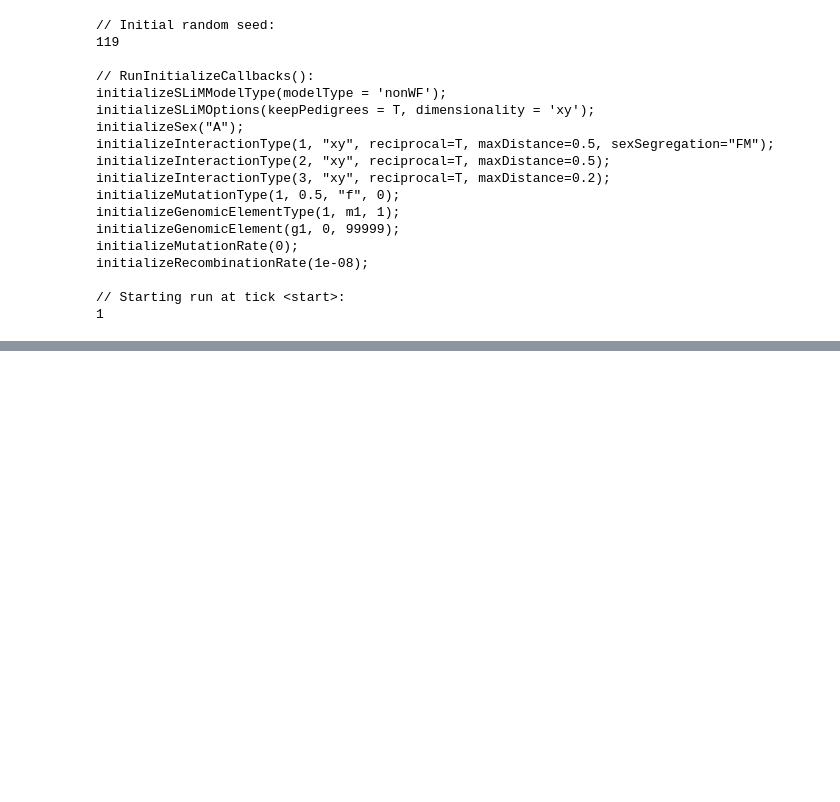
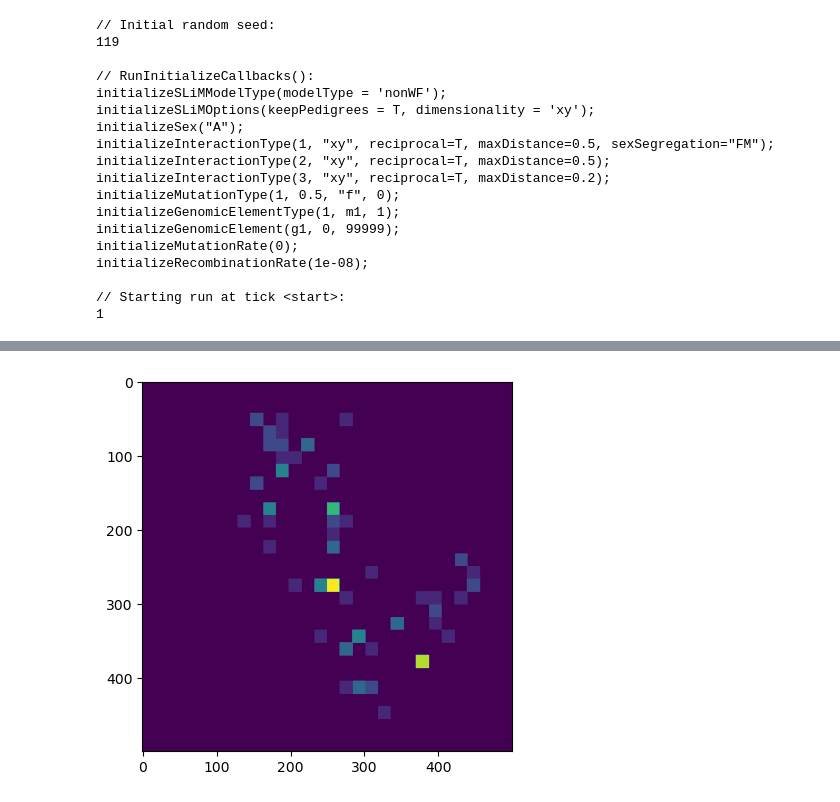
Before and after one commit to giliapatterson/spatial_ckmr, a Jupyter notebook: elephants/elephants.ipynb, the cells around one changed output, grey strips where cells are left out. Cells and saved outputs as stored; diff of their text form; code cells hidden in the pictures; blank space fills up the shorter version.

```diff
--- a/elephants/elephants.ipynb
+++ b/elephants/elephants.ipynb
@@ -147,0 +164,20 @@ sns.scatterplot(spatial_sample_intensity, x='x', y='y', size = 'nsampled')
+# %%
+intensity = Image.new("L", (w, h))
+img1 = ImageDraw.Draw(intensity)
+xlist = spatial_sample_intensity.loc[:,'x'].values
+ylist = spatial_sample_intensity.loc[:,'y'].values
+fills = spatial_sample_intensity.loc[:,'nsampled'].values.astype(int)
+dw = 1/3
+dh = dw
+maxfill = max(fills)
+for i, fill in enumerate(fills):
+    x0 = (xlist[i] - dw/2)*w/max_width
+    y0 = (ylist[i] - dh/2)*h/max_height
+    x1 = (xlist[i] + dw/2)*w/max_width
+    y1 = (ylist[i] + dh/2)*h/max_height
+    fill_n = int(255*fill/maxfill)
+    img1.rectangle([x0, y0, x1, y1], fill = fill_n)
+plt.imshow(intensity)
+intensity.save("intensity_map.png")
+# %% [output]
+[figure, added]
```
Also changed, not shown: parts of 6 cells of this notebook, 3 other files.
